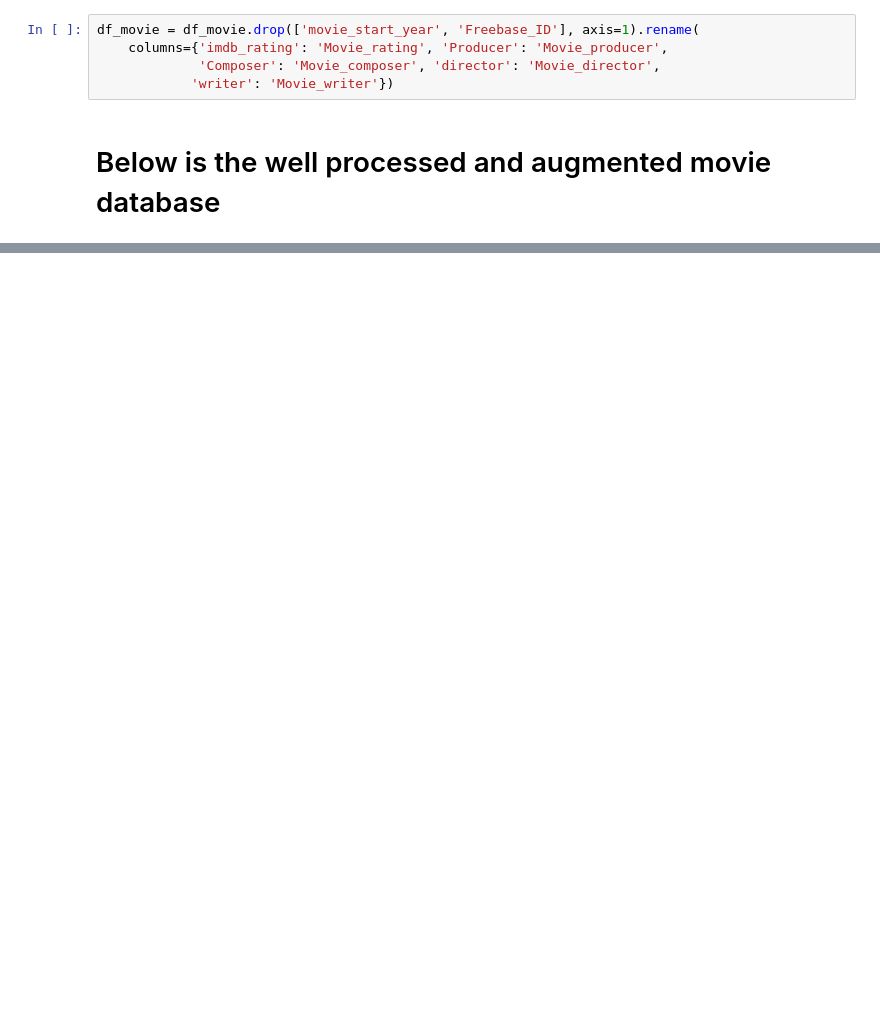
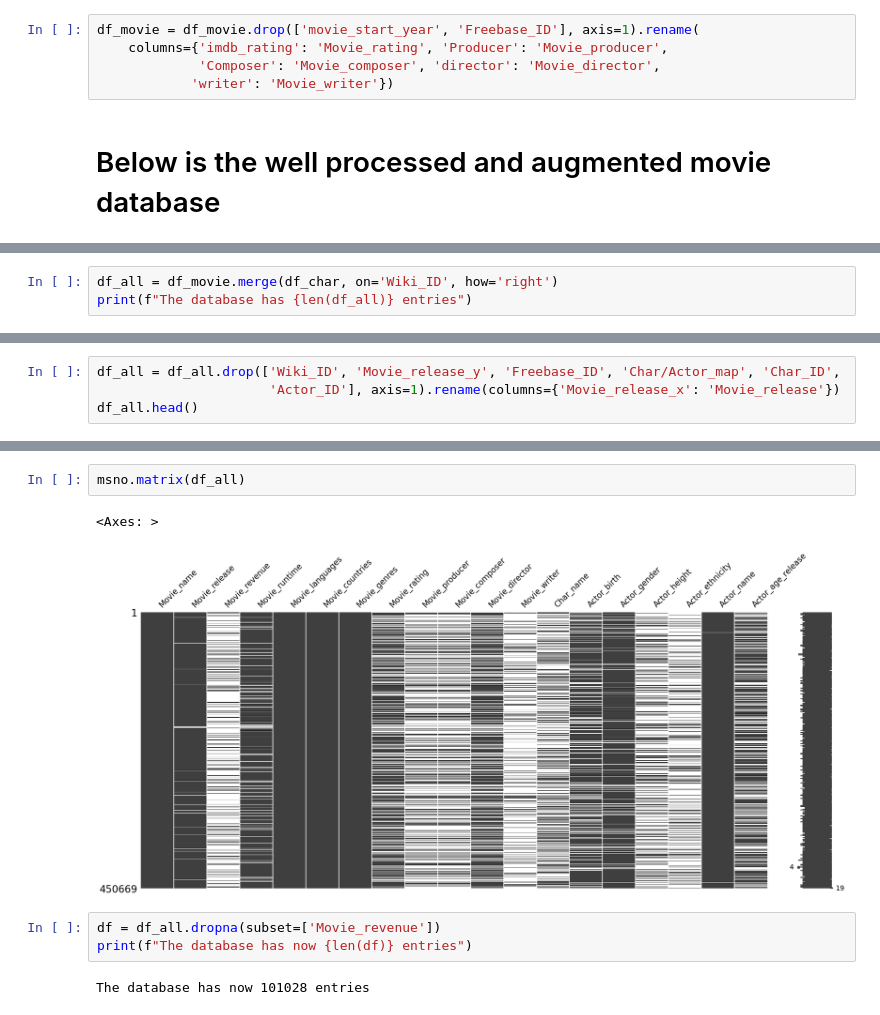
Before and after one commit to epfl-ada/ada-2023-project-patterndetectives, a Jupyter notebook: data_analysis.ipynb, the cells around one changed output, grey strips where cells are left out. Cells and saved outputs as stored; diff of their text form; blank space fills up the shorter version.

Commit message:
Code: merged all databases
I cleaned and merged all databases into one and you can see the result at the end of the data_analysis file

```diff
--- a/data_analysis.ipynb
+++ b/data_analysis.ipynb
@@ -163,0 +166,3 @@ df_movie.head(1)
+# %%
+df_all = df_movie.merge(df_char, on='Wiki_ID', how='right')
+print(f"The database has {len(df_all)} entries")
@@ -163,0 +171,4 @@ df_movie.head(1)
+# %%
+df_all = df_all.drop(['Wiki_ID', 'Movie_release_y', 'Freebase_ID', 'Char/Actor_map', 'Char_ID',
+                      'Actor_ID'], axis=1).rename(columns={'Movie_release_x': 'Movie_release'})
+df_all.head()
@@ -163,0 +182,10 @@ df_movie.head(1)
+# %%
+msno.matrix(df_all)
+# %% [output]
+<Axes: >
+[figure, added]
+# %%
+df = df_all.dropna(subset=['Movie_revenue'])
+print(f"The database has now {len(df)} entries")
+# %% [output]
+The database has now 101028 entries
```
Also changed, not shown: parts of 6 cells of this notebook.
